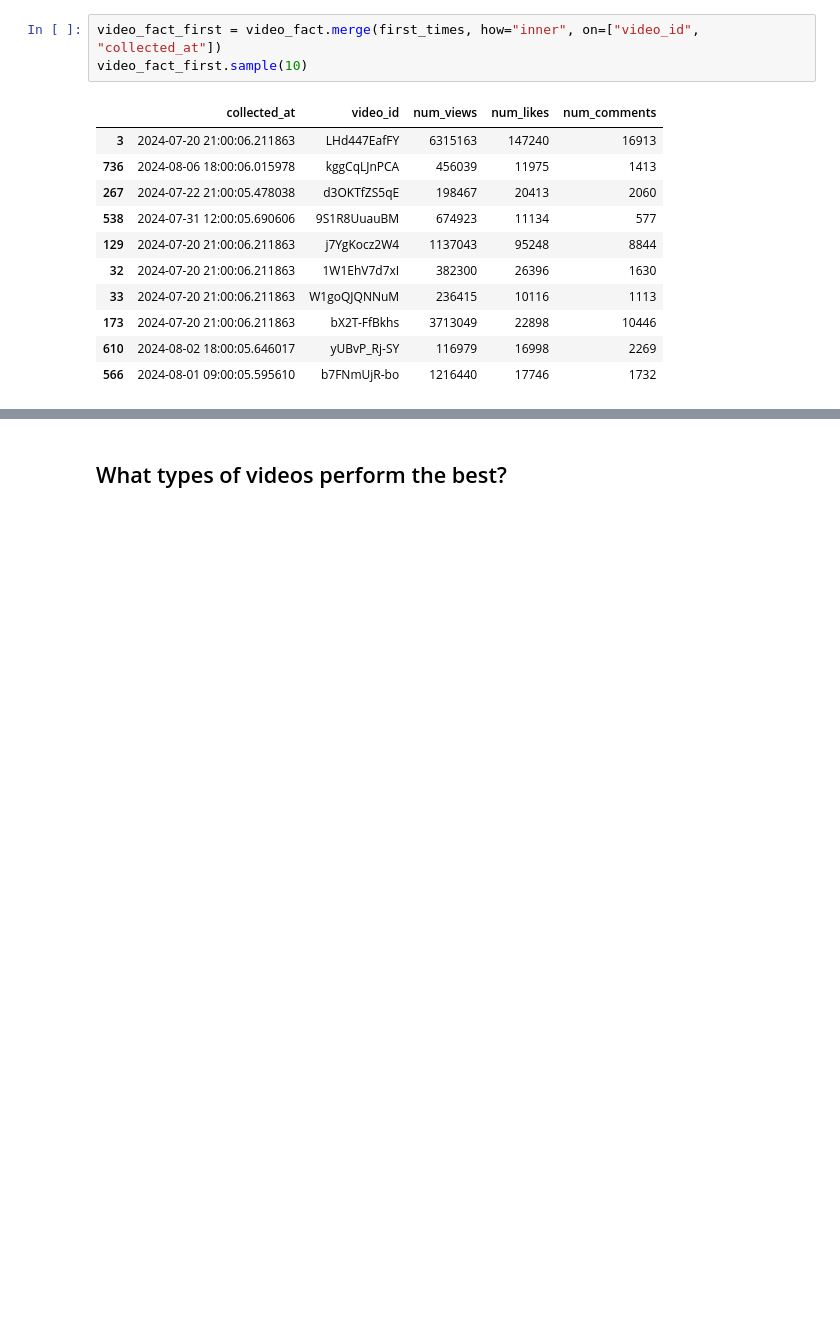
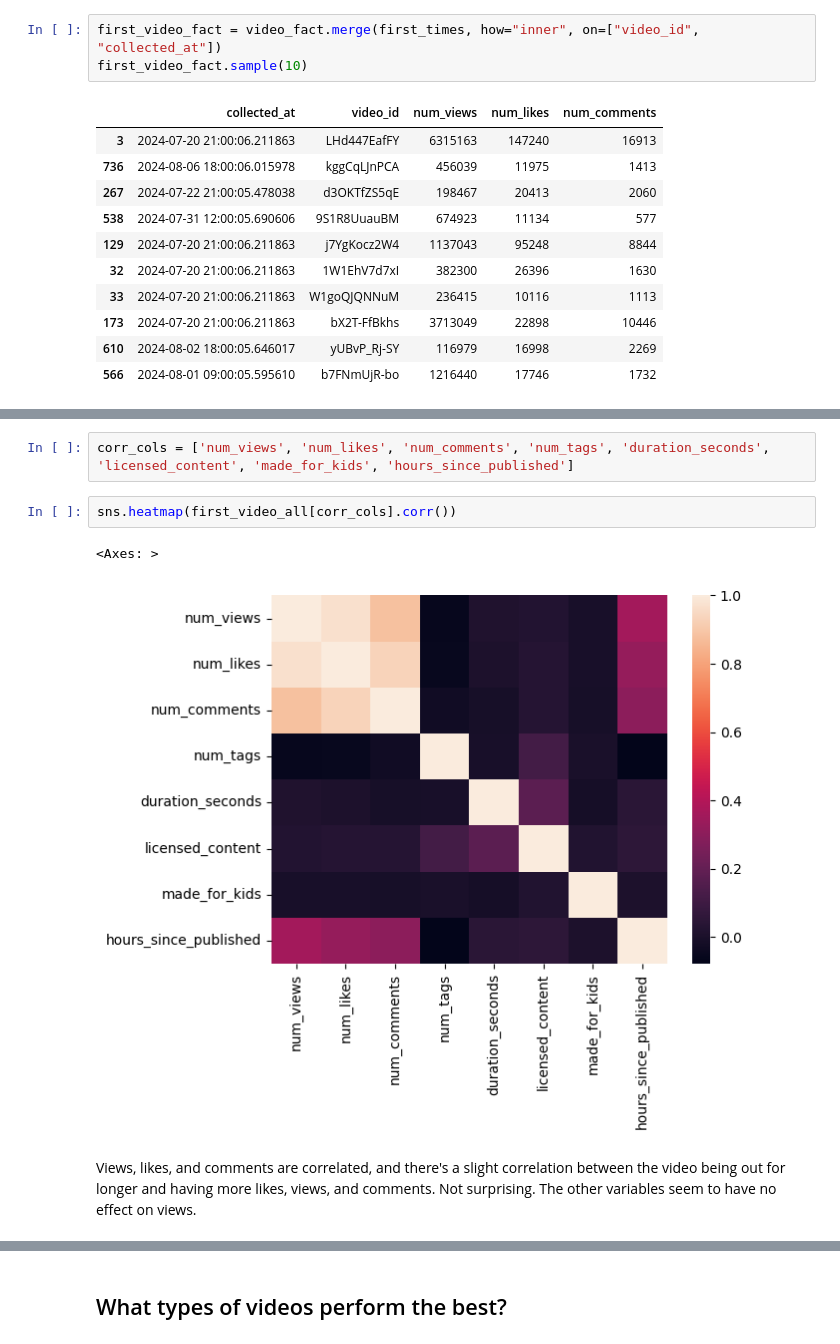
Before and after one commit to AndrewDettor/YouTubeMostPopularVideos, a Jupyter notebook: time_series_EDA.ipynb, the cells around one changed output, grey strips where cells are left out. Drawn from its saved outputs; the diff is of its cells as text; blank space fills up the shorter version.

```diff
--- a/time_series_EDA.ipynb
+++ b/time_series_EDA.ipynb
@@ -688,8 +689,8 @@ first_times.sample(10)
 | 562 | iRxGejcTOlQ | 2024-07-25 00:00:05.832583 |
 | 516 | dgo8HLYLMpQ | 2024-08-03 21:00:05.410425 |
 # %%
-video_fact_first = video_fact.merge(first_times, how="inner", on=["video_id", "collected_at"])
-video_fact_first.sample(10)
+first_video_fact = video_fact.merge(first_times, how="inner", on=["video_id", "collected_at"])
+first_video_fact.sample(10)
 # %% [output]
 |  | collected_at | video_id | num_views | num_likes | num_comments |
 | 3 | 2024-07-20 21:00:06.211863 | LHd447EafFY | 6315163 | 147240 | 16913 |
@@ -770,0 +816,9 @@ ValueError: Number of rows must be a positive integer, not 0
+# %%
+corr_cols = ['num_views', 'num_likes', 'num_comments', 'num_tags', 'duration_seconds', 'licensed_content', 'made_for_kids', 'hours_since_published']
+# %%
+sns.heatmap(first_video_all[corr_cols].corr())
+# %% [output]
+<Axes: >
+[figure, added]
+# %% [markdown]
+Views, likes, and comments are correlated, and there's a slight correlation between the video being out for longer and having more likes, views, and comments. Not surprising. The other variables seem to have no effect on views.
```
Also changed, not shown: parts of 26 cells of this notebook.
